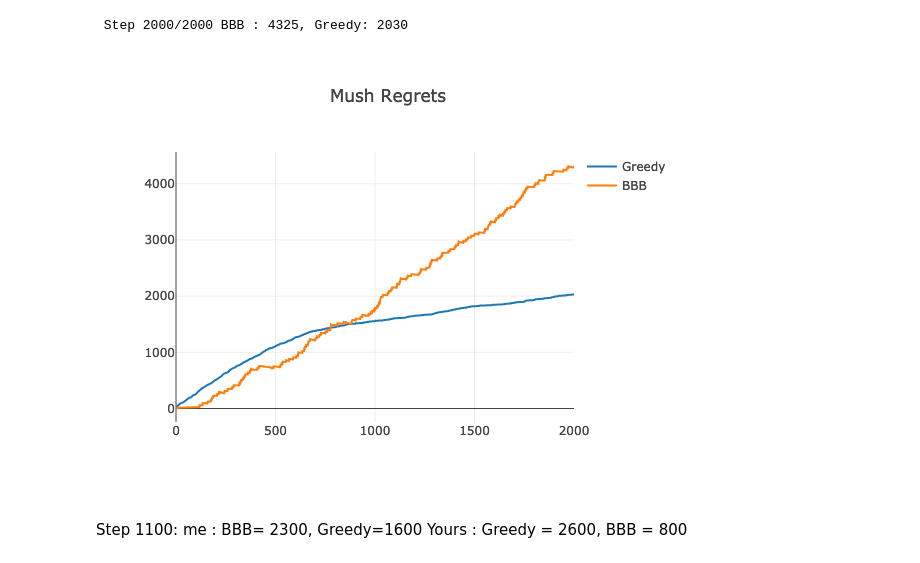
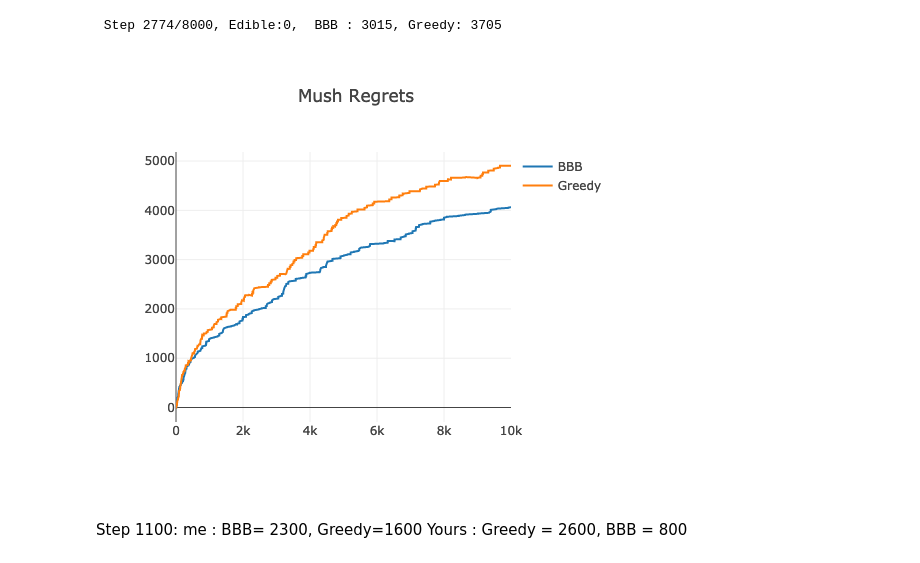
Before and after one commit to saxena-mayur/Weight-Uncertainty-in-Neural-Networks, a Jupyter notebook: Contextual Bandit/bandit_gui.ipynb, the cells around one changed output. Cells and saved outputs as stored; diff of their text form; code cells hidden in the pictures.

```diff
--- a/Contextual Bandit/bandit_gui.ipynb
+++ b/Contextual Bandit/bandit_gui.ipynb
@@ -177,30 +172,29 @@ class EpsGreedyMlp(MushroomNet):
         self.n_weight_sampling = 1
         self.epsilon = epsilon
         self.net = mlp(x.shape[1]+2)
-        self.bufferX, self.bufferY = init_buffer()
-        self.optimizer = optim.SGD(self.net.parameters(), lr = 0.001)
-        self.mse = nn.MSELoss()
+        self.optimizer = optim.SGD(self.net.parameters(), lr = 2e-5)
+        self.mse = lambda x, y:.5*((x-y)**2).sum()
 
     def loss_step(self, x, y):
         self.net.zero_grad()
         loss = self.mse(self.net.forward(x), y)
         loss.backward()
         self.optimizer.step()
+# %%
+NB_STEPS = 2000
+
+bbb = BBB_MNet(label = 'BBB')
+eps = EpsGreedyMlp(epsilon=0, label = 'Greedy')
 # %%
-NB_STEPS = 2000
-
-mushroom_nets = {'bbb':BBB_MNet(label = 'BBB'),
-    'e0':EpsGreedyMlp(epsilon=0, label = 'Greedy')}
-
-
+NB_STEPS = 8000
 for step in range(NB_STEPS):
     mushroom = np.random.randint(len(x))
-    for j, (key, net) in enumerate(mushroom_nets.items()):
-        net.update(mushroom)
-    print('\r Step {2}/{3} BBB : {0}, Greedy: {1}'.format(
-        mushroom_nets['bbb'].cum_regrets[-1],
-        mushroom_nets['e0'].cum_regrets[-1], step+1, NB_STEPS), end='')
+    bbb.update(mushroom)
+    eps.update(mushroom)
+    print('\r Step {2}/{3}, Edible:{4},  BBB : {0}, Greedy: {1}'.format(
+        bbb.cum_regrets[-1],
+        eps.cum_regrets[-1], step+1, NB_STEPS, y[mushroom]), end='')
 # %% [output]
- Step 2000/2000 BBB : 4325, Greedy: 2030
+ Step 2774/8000, Edible:0,  BBB : 3015, Greedy: 3705
 # %%
 import pandas as pd
@@ -210,11 +206,11 @@ df.to_csv('mushroom_regrets_bbb.csv')
 import plotly.graph_objs as go
 import plotly.offline as py
 # %%
-fig = go.FigureWidget([go.Scatter(name= net.label, y=net.cum_regrets) for i, net in mushroom_nets.items()])
+fig = go.FigureWidget([go.Scatter(name= net.label, y=net.cum_regrets) for net in (bbb, eps)])
 fig.layout.title = 'Mush Regrets'
 py.iplot(fig)
 # %% [output]
-[figure, old version]
+[figure, new version]
 # %% [markdown]
 Step 1100:
 me : BBB= 2300, Greedy=1600
```
Also changed, not shown: parts of 6 cells of this notebook, 4 other files.
